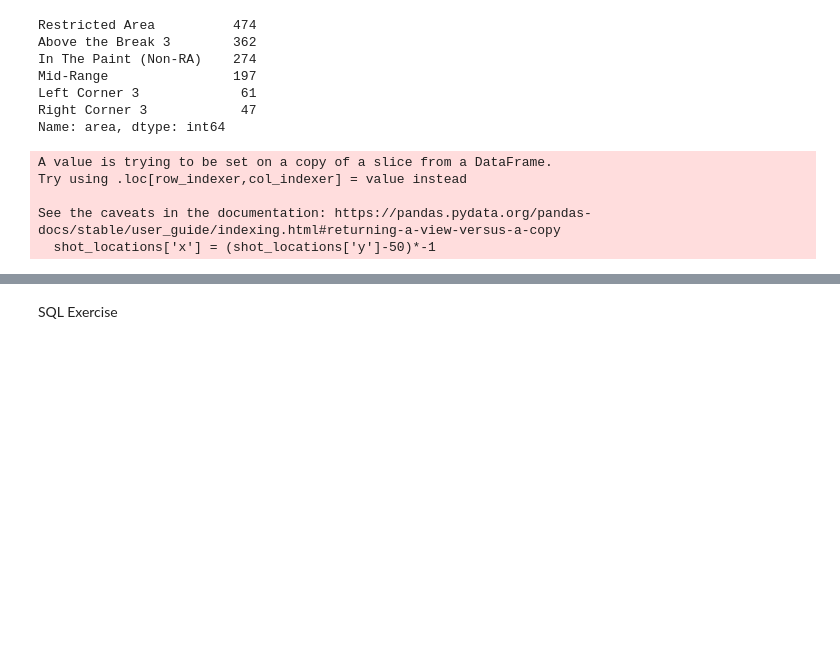
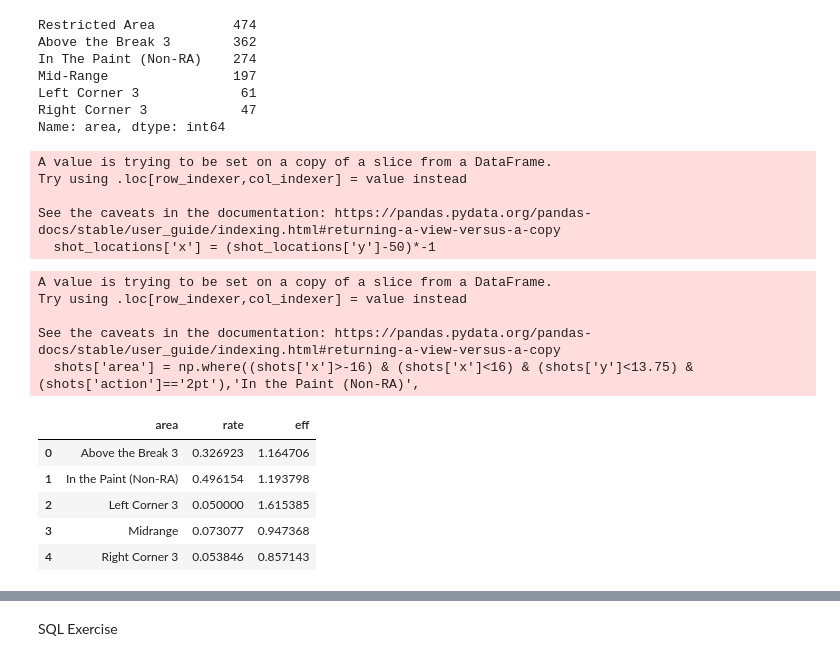
Before and after one commit to HershGupta25/Pacers, a Jupyter notebook: pacers_assessment.ipynb, the cells around one changed output, grey strips where cells are left out. Cells and saved outputs as stored; diff of their text form; code cells hidden in the pictures; blank space fills up the shorter version.

```diff
--- a/pacers_assessment.ipynb
+++ b/pacers_assessment.ipynb
@@ -242,6 +240,36 @@ Try using .loc[row_indexer,col_indexer] = value instead
 
 See the caveats in the documentation: https://pandas.pydata.org/pandas-docs/stable/user_guide/indexing.html#returning-a-view-versus-a-copy
   shot_locations['x'] = (shot_locations['y']-50)*-1
+# %%
+shots['area'] = np.where((shots['x']>-16) & (shots['x']<16) & (shots['y']<13.75) & (shots['action']=='2pt'),'In the Paint (Non-RA)',
+np.where((shots['shot_distance']<=4),'Restricted Area',
+np.where((shots['action']=='3pt') & (shots['y']<8.75) & (shots['x']>44),'Left Corner 3',
+np.where((shots['action']=='3pt') & (shots['y']<8.75) & (shots['x']<-44),'Right Corner 3',
+np.where((shots['shot_distance']>23.75) & (shots['action']=='3pt') & (shots['y']>8.75),'Above the Break 3','Midrange')))))
+# (shots['x']>-16) & (shots['x']<16) & (shots['y']<13.75) & (shots['action']=='2pt')
+
+summary_shots = pd.DataFrame()
+summary_shots['area'] = np.unique(shots['area'])
+count = shots[['action','area']].groupby('area').count().values
+total= shots['action'].count()
+summary_shots['rate'] = count/total
+points = shots[['points','area']].groupby('area').sum('points').values
+poss = shots[['action','area']].groupby('area').count().values
+summary_shots['eff'] =points/poss
+
+summary_shots
+# %% [output]
+A value is trying to be set on a copy of a slice from a DataFrame.
+Try using .loc[row_indexer,col_indexer] = value instead
+
+See the caveats in the documentation: https://pandas.pydata.org/pandas-docs/stable/user_guide/indexing.html#returning-a-view-versus-a-copy
+  shots['area'] = np.where((shots['x']>-16) & (shots['x']<16) & (shots['y']<13.75) & (shots['action']=='2pt'),'In the Paint (Non-RA)',
+|  | area | rate | eff |
+| 0 | Above the Break 3 | 0.326923 | 1.164706 |
+| 1 | In the Paint (Non-RA) | 0.496154 | 1.193798 |
+| 2 | Left Corner 3 | 0.050000 | 1.615385 |
+| 3 | Midrange | 0.073077 | 0.947368 |
+| 4 | Right Corner 3 | 0.053846 | 0.857143 |
 # %%
 def draw_court(ax=None, color='black', lw=2, outer_lines=False):
     # If an axes object isn't provided to plot onto, just get current one
```
Also changed, not shown: parts of 2 cells of this notebook, 1 other file.
